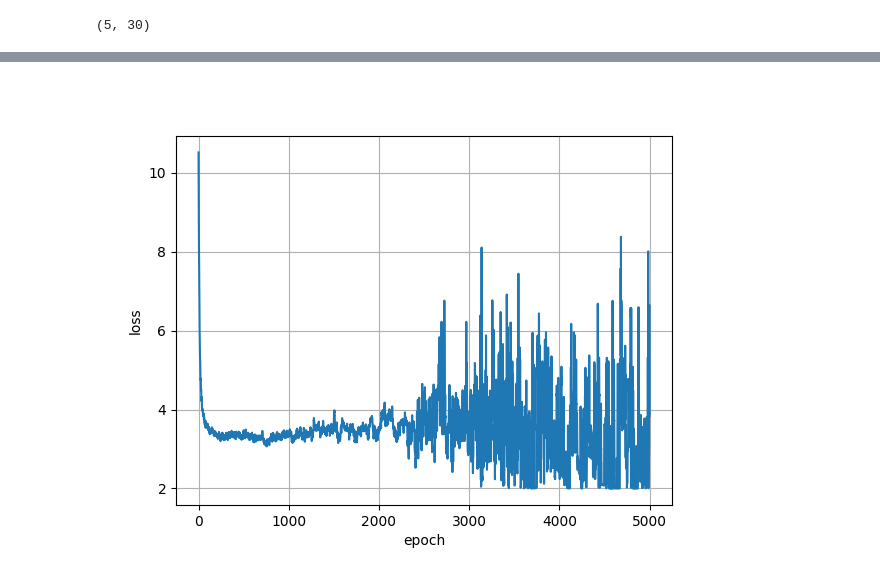
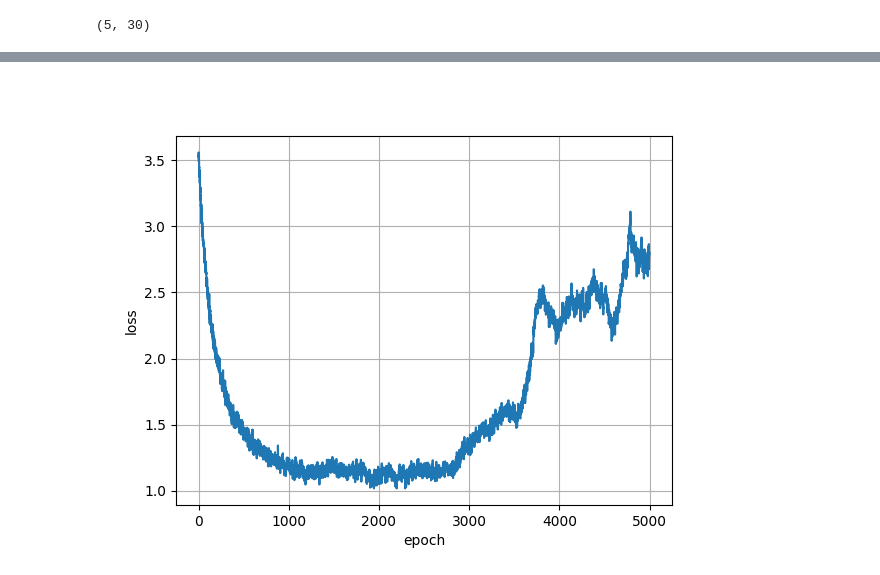
Before and after one commit to ryanjakecherian/bnn, a Jupyter notebook: notebooks/MNIST.ipynb, the cells around one changed output, grey strips where cells are left out. Saved outputs shown, nothing was run; the diff lists cells and outputs as text; code cells hidden in the pictures.

```diff
--- a/notebooks/MNIST.ipynb
+++ b/notebooks/MNIST.ipynb
@@ -77,9 +84,8 @@ OUTPUT_DIM = bnn.data.MNISTDataLoader.output_size
 # %%
-dims = [INPUT_DIM, 1024, 512, 256, 128, OUTPUT_DIM]
 TBNN = bnn.network.TernBinNetwork(
     dims,
-    forward_func=forward_func,
-    backward_func=backward_func,
+    forward_func=forward_funcs,
+    backward_func=backward_funcs,
 )
 TBNN._initialise(W_mean=0, W_zero_prob=0.5)
 # %%
@@ -89,9 +95,11 @@ test_MNIST_loader.to(device)
 # %%
 loss_func: bnn.loss.LossFunction = bnn.loss.l1
 # %%
-BernOpt = bnn.optimizer.ExpectationSGD(TBNN.parameters(), lr=0.000001)
+BernOpt = bnn.optimizer.ExpectationSGD(TBNN.parameters(), lr=0.000005)
 # %%
 losses = []
+test_accs = []
+test_accs_epochs = []
 # %%
 train_epochs = 5000
 num_logs = 200
@@ -147,6 +155,23 @@ for epoch in tqdm.trange(train_epochs):
         mean_prop_flipped = prop_flipped / (1 + batch_id)
         print(f'epoch: {epoch}\tloss: {loss}\tmean_prop_flipped: {mean_prop_flipped}')
 
+        # test
+        test_num_correct = 0
+        test_total = test_MNIST_loader._datapoints
+        for batch_id, batch in enumerate(test_MNIST_loader):
+            # forward pass and loss
+            output = TBNN.forward(batch.input)
+
+            output_argmax = torch.argmax(output, dim=-1)
+            target_argmax = torch.argmax(batch.target, dim=-1)
+
+            test_num_correct += torch.sum(target_argmax == output_argmax)
+
+        test_acc = test_num_correct / test_total
+        test_accs.append(test_acc.cpu())
+        test_accs_epochs.append(epoch)
+        print(f"test accuracy: {test_acc}")
+
     if early_exit:
         break
 # %% [output]
@@ -237,13 +262,13 @@ plt.show()
 # %%
-NAME = 'loss_curve_partial'
+NAME = 'loss_curve'
 plt.close(NAME)
 plt.figure(NAME)
 
-plt.plot(losses[:train_epochs])
+plt.plot(losses)
 plt.xlabel('epoch')
 plt.ylabel('loss')
 plt.grid()
 
 plt.show()
 # %% [output]
-[figure, old version]
+[figure, new version]
```
Also changed, not shown: parts of 8 cells of this notebook, 7 other files.
